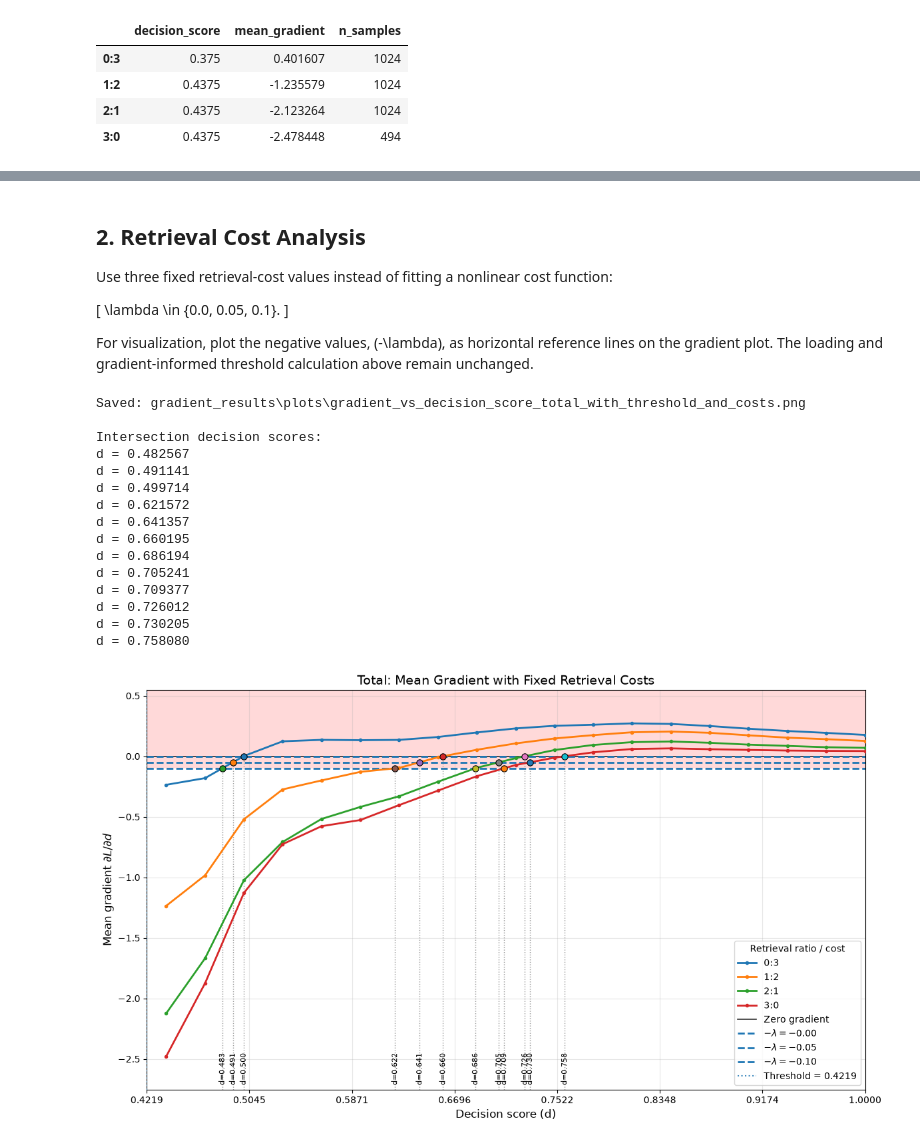
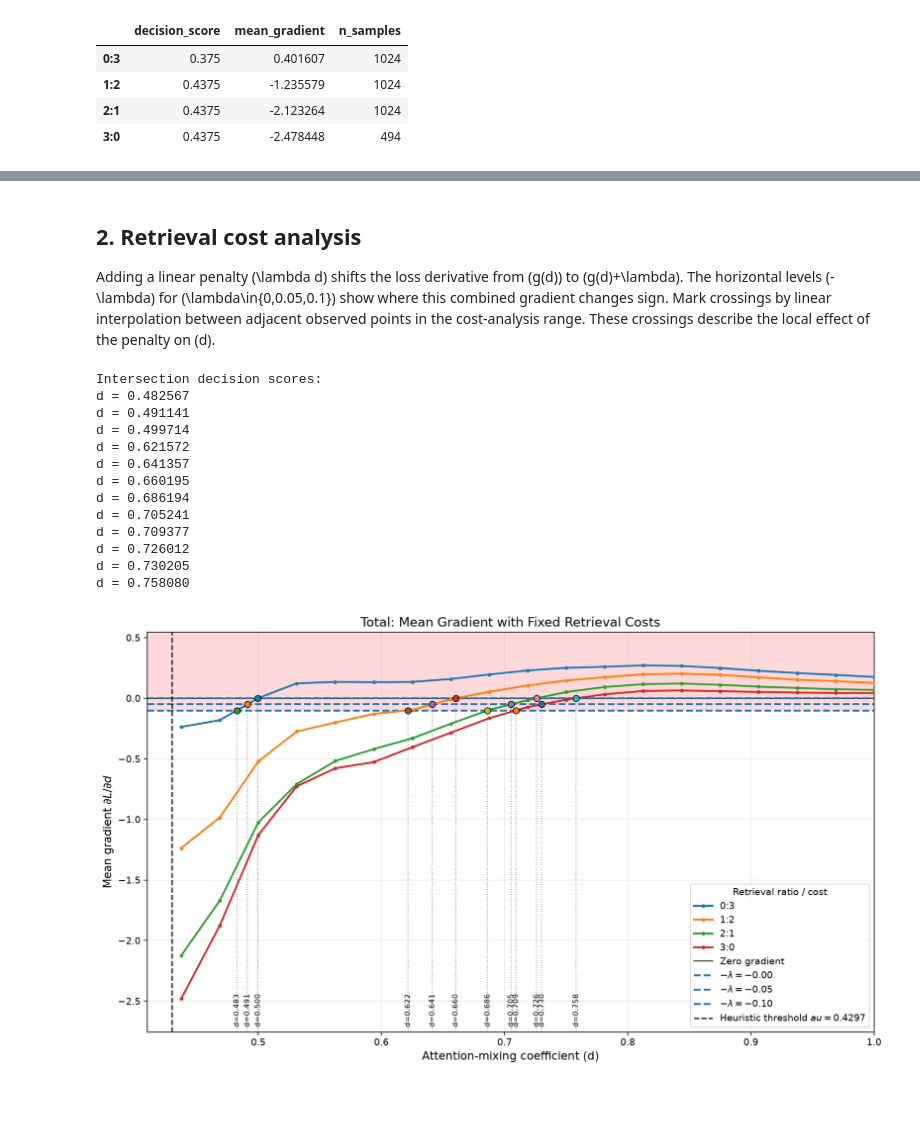
Before and after one commit to nguyenphantuanduy/adaptive-retrieval-timing, a Jupyter notebook: phase_1/stage_2_hypothesis_verification/H2_gradient_direction/analyze_threshold_and_cost_simplified.ipynb, the cells around one changed output, grey strips where cells are left out. Saved outputs shown, nothing was run; the diff lists cells and outputs as text; code cells hidden in the pictures; blank space fills up the shorter version.

```diff
--- a/phase_1/stage_2_hypothesis_verification/H2_gradient_direction/analyze_threshold_and_cost_simplified.ipynb
+++ b/phase_1/stage_2_hypothesis_verification/H2_gradient_direction/analyze_threshold_and_cost_simplified.ipynb
@@ -153,5 +96,4 @@ d_{3:0}^{\mathrm{valley}}
 # %%
-threshold = characteristic_df["decision_score"].mean()
-
-print(f"Mean decision score: {threshold:.4f}")
+tau = 0.4297
+print(f"Fixed heuristic retrieval threshold: tau = {tau:.4f}")
 # %% [output]
@@ -171,11 +105,4 @@ are retained for further analysis and visualization.
 # %%
-threshold_df = total_df[
-    total_df["decision_score"] >= threshold
-].copy()
-
-print(f"Threshold: {threshold:.4f}")
-print(f"Shape before filtering: {total_df.shape}")
-print(f"Shape after filtering: {threshold_df.shape}")
-
+threshold_df = total_df.loc[total_df["decision_score"] >= tau].copy()
 threshold_df.head()
 # %% [output]
@@ -292,26 +197,13 @@ Saved: gradient_results\plots\gradient_vs_decision_score_total_with_threshold.pn
 # %% [markdown]
-## 2. Retrieval Cost Analysis
+## 2. Retrieval cost analysis
 
-Use three fixed retrieval-cost values instead of fitting a nonlinear cost function:
-
-\[
-\lambda \in \{0.0, 0.05, 0.1\}.
-\]
-
-For visualization, plot the negative values, \(-\lambda\), as horizontal reference lines on the gradient plot. The loading and gradient-informed threshold calculation above remain unchanged.
+Adding a linear penalty \(\lambda d\) shifts the loss derivative from \(g(d)\) to \(g(d)+\lambda\). The horizontal levels \(-\lambda\) for \(\lambda\in\{0,0.05,0.1\}\) show where this combined gradient changes sign. Mark crossings by linear interpolation between adjacent observed points in the cost-analysis range. These crossings describe the local effect of the penalty on \(d\).
 # %%
-
-from pathlib import Path
-
 import numpy as np
 import matplotlib.pyplot as plt
 
 # Fixed retrieval-cost values
 RETRIEVAL_COSTS = [0.0, 0.05, 0.1]
-
-OUTPUT_PATH = Path(
-    "gradient_results/plots/gradient_vs_decision_score_total_with_threshold_and_costs.png"
-)
 
 fig, ax = plt.subplots(figsize=(12, 7))
 
@@ -427,7 +319,7 @@ for ratio, (x, y) in curve_data.items():
                 continue
 
             # Keep only intersections in the displayed x-range.
-            if threshold <= d_intersect <= 1.0:
+            if tau <= d_intersect <= 1.0:
                 intersection_xs.append(d_intersect)
 
                 # Mark the intersection on the curve.
@@ -467,60 +359,54 @@ for ratio, (x, y) in curve_data.items():
                     zorder=7,
                 )
 
-# Gradient-informed threshold.
+# Fixed heuristic operational threshold.
 ax.axvline(
-    x=threshold,
-    linestyle=":",
+    x=tau,
+    color="black",
+    linestyle="--",
     linewidth=1.5,
     alpha=0.85,
-    label=f"Threshold = {threshold:.4f}",
+    label=fr"Heuristic threshold $	au={tau:.4f}$",
     zorder=4,
 )
 
-ax.set_xlabel("Decision score (d)", fontsize=12)
+ax.set_xlabel("Attention-mixing coefficient (d)", fontsize=12)
 ax.set_ylabel(r"Mean gradient $\partial L / \partial d$", fontsize=12)
 ax.set_title(
     "Total: Mean Gradient with Fixed Retrieval Costs",
     fontsize=14,
 )
 
-ax.set_xlim(threshold, 1.0)
-ax.set_xticks(np.linspace(threshold, 1.0, 8))
+ax.set_xlim(tau - 0.02, 1.0)
+ax.set_xticks(np.linspace(0.5, 1.0, 6))
 
 # Extra bottom margin for projected labels.
 ax.grid(True, alpha=0.3, zorder=1)
 ax.legend(title="Retrieval ratio / cost")
 
 fig.subplots_adjust(bottom=0.20)
 fig.tight_layout()
-
-OUTPUT_PATH.parent.mkdir(parents=True, exist_ok=True)
-fig.savefig(OUTPUT_PATH, dpi=300, bbox_inches="tight")
-
-print(f"Saved: {OUTPUT_PATH}")
 
 if intersection_xs:
     print("\nIntersection decision scores:")
     for d_value in sorted(intersection_xs):
         print(f"d = {d_value:.6f}")
 else:
     print("\nNo intersections found in the displayed decision-score range.")
 
 plt.show()
 # %% [output]
-Saved: gradient_results\plots\gradient_vs_decision_score_total_with_threshold_and_costs.png
-
 Intersection decision scores:
 d = 0.482567
 d = 0.491141
 d = 0.499714
 d = 0.621572
 d = 0.641357
 d = 0.660195
 d = 0.686194
 d = 0.705241
 d = 0.709377
 d = 0.726012
 d = 0.730205
 d = 0.758080
-[figure, old version]
+[figure, new version]
```
Also changed, not shown: parts of 6 cells of this notebook, 17 other files.
